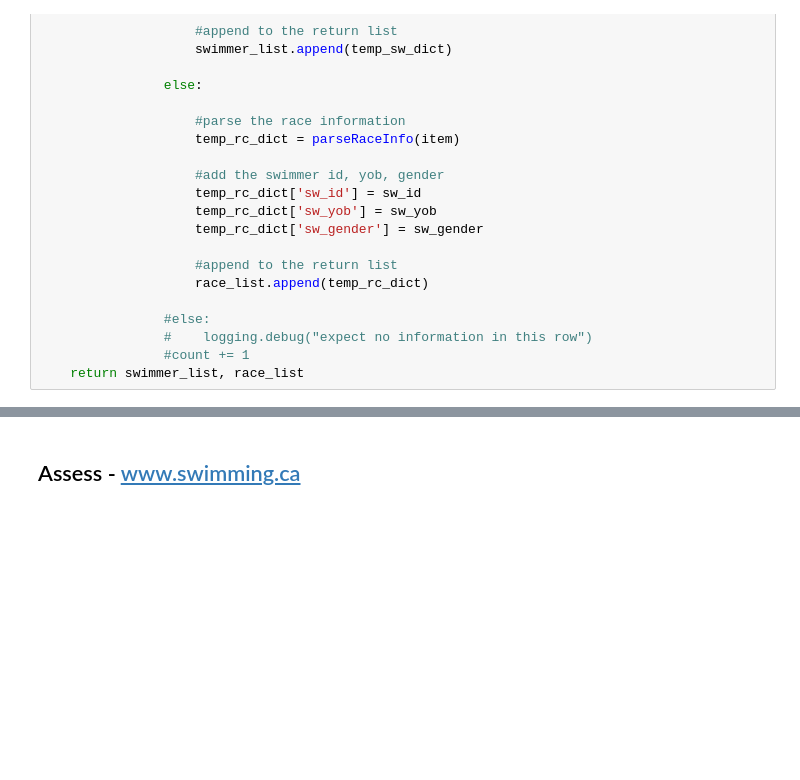
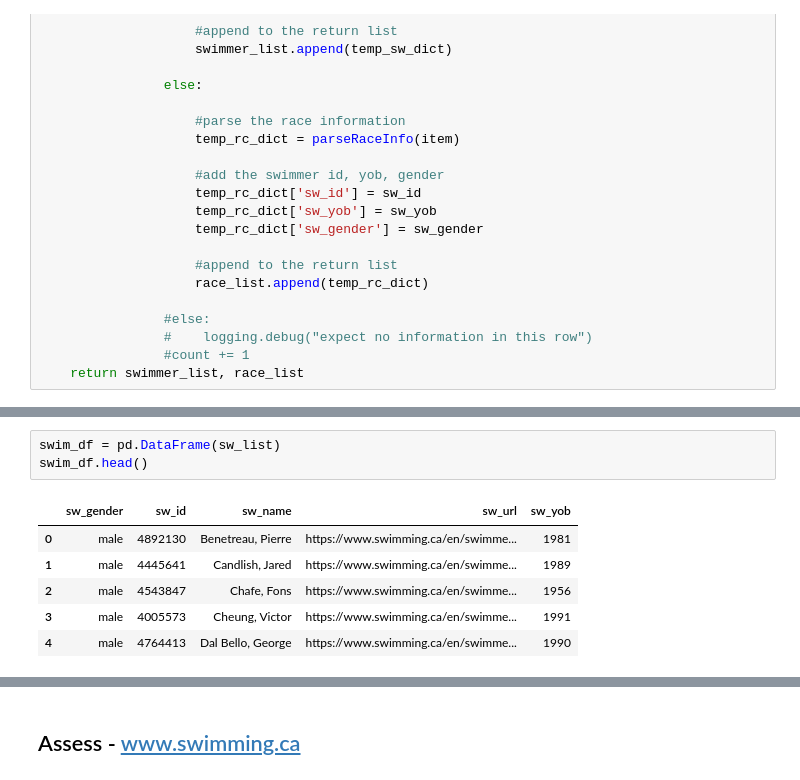
Before and after one commit to scpfoster/swim-data-analysis, a Jupyter notebook: Data_Wrangling.ipynb, the cells around one changed output, grey strips where cells are left out. Cells and saved outputs as stored; diff of their text form; blank space fills up the shorter version.

```diff
--- a/Data_Wrangling.ipynb
+++ b/Data_Wrangling.ipynb
@@ -577,0 +544,10 @@ rc_list[4]
+# %%
+swim_df = pd.DataFrame(sw_list)
+swim_df.head()
+# %% [output]
+|  | sw_gender | sw_id | sw_name | sw_url | sw_yob |
+| 0 | male | 4892130 | Benetreau, Pierre | https://www.swimming.ca/en/swimme... | 1981 |
+| 1 | male | 4445641 | Candlish, Jared | https://www.swimming.ca/en/swimme... | 1989 |
+| 2 | male | 4543847 | Chafe, Fons | https://www.swimming.ca/en/swimme... | 1956 |
+| 3 | male | 4005573 | Cheung, Victor | https://www.swimming.ca/en/swimme... | 1991 |
+| 4 | male | 4764413 | Dal Bello, George | https://www.swimming.ca/en/swimme... | 1990 |
```
Also changed, not shown: parts of 18 cells of this notebook.
